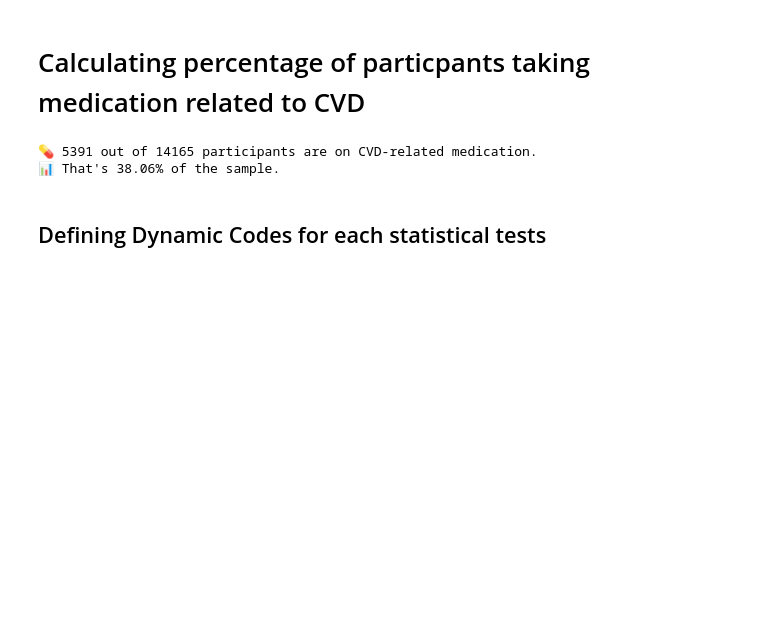
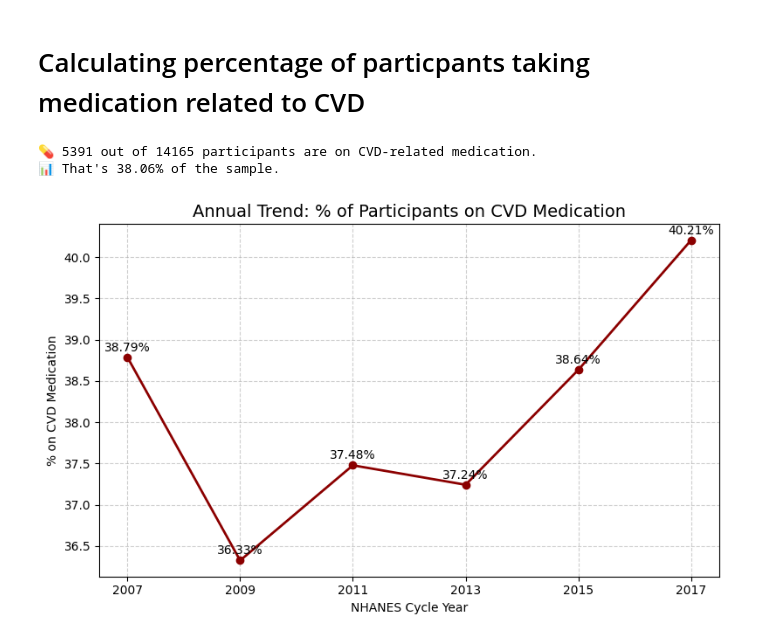
Before and after one commit to nch0lasss/BMPRAC-NHANES-Analysis-CVD, a Jupyter notebook: BMPRAC_project.ipynb, the cells around one changed output. Cells and saved outputs as stored; diff of their text form; code cells hidden in the pictures; blank space fills up the shorter version.

```diff
--- a/BMPRAC_project.ipynb
+++ b/BMPRAC_project.ipynb
@@ -1856,5 +1902,30 @@ print(f"📊 That's {percent_medicated:.2f}% of the sample.")
 # %% [output]
 💊 5391 out of 14165 participants are on CVD-related medication.
 📊 That's 38.06% of the sample.
-# %% [markdown]
-## Defining Dynamic Codes for each statistical tests
+# %%
+# Create a new binary column: 1 if taking any CVD meds, 0 otherwise
+df_combined['On_CVD_Medication'] = df_combined['RXDDRUG'].notna().astype(int)
+
+import matplotlib.pyplot as plt
+
+# Group by cycle and calculate percentage on CVD medication
+trend = df_combined.groupby('Cycle')['On_CVD_Medication'].agg(['sum', 'count']).reset_index()
+trend['Percentage'] = (trend['sum'] / trend['count']) * 100
+
+# Plotting
+plt.figure(figsize=(8, 5))
+plt.plot(trend['Cycle'], trend['Percentage'], marker='o', color='darkred', linewidth=2)
+
+# Annotate each point with its percentage
+for i, val in enumerate(trend['Percentage']):
+    plt.annotate(f"{val:.2f}%", (trend['Cycle'].iloc[i], val), textcoords="offset points", xytext=(0, 5), ha='center')
+
+# Labeling
+plt.title("Annual Trend: % of Participants on CVD Medication", fontsize=14)
+plt.xlabel("NHANES Cycle Year")
+plt.ylabel("% on CVD Medication")
+plt.grid(True, linestyle='--', alpha=0.6)
+plt.tight_layout()
+plt.show()
+# %% [output]
+[figure, added]
```
Also changed, not shown: parts of 35 cells of this notebook.
